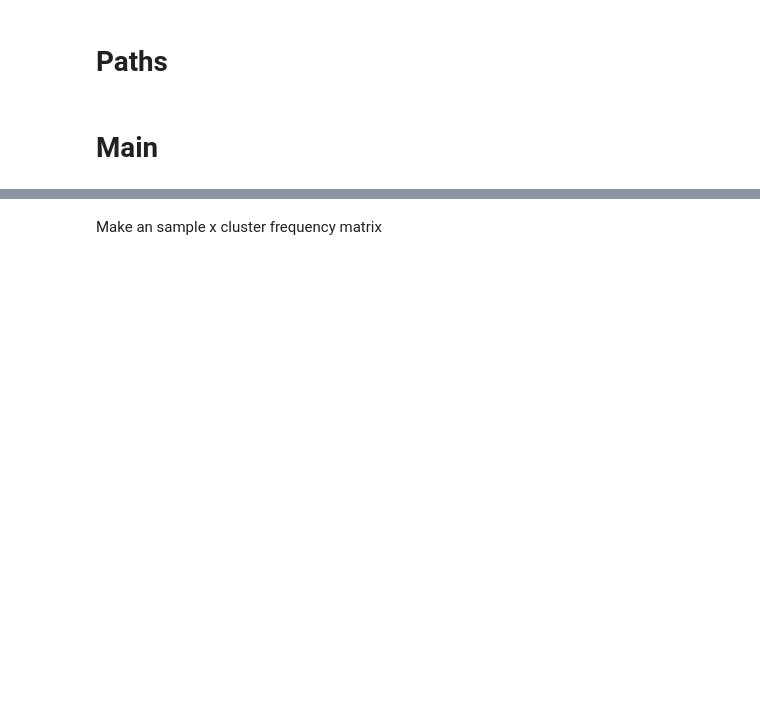
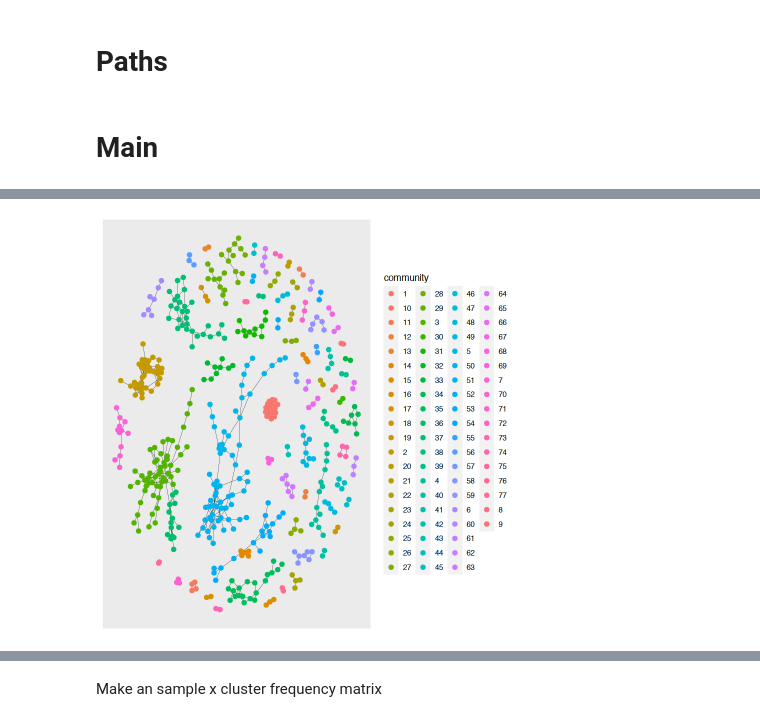
Before and after one commit to pughlab/ped_CapTCRseq, a Jupyter notebook: notebooks/000_graph_clusters.ipynb, the cells around one changed output, grey strips where cells are left out. Drawn from its saved outputs; the diff is of its cells as text; code cells hidden in the pictures; blank space fills up the shorter version.

```diff
--- a/notebooks/000_graph_clusters.ipynb
+++ b/notebooks/000_graph_clusters.ipynb
@@ -188,0 +69,2 @@ geom_node_point(aes(color  = Cohort))
+# %%
+gliph_data_matrix_df <- as.data.frame.matrix(table(gliph_all %>% select(type , TcRb)))
@@ -188,0 +139,6 @@ geom_node_point(aes(color  = Cohort))
+# %%
+ggraph(myg1 , "fr", weights = NULL ) +
+geom_edge_link(edge_width = 0.1, edge_colour = "#000000") +
+geom_node_point(aes(color = community), size = 2)
+# %% [output]
+[figure, added]
```
Also changed, not shown: parts of 114 cells of this notebook, 3 other files.
